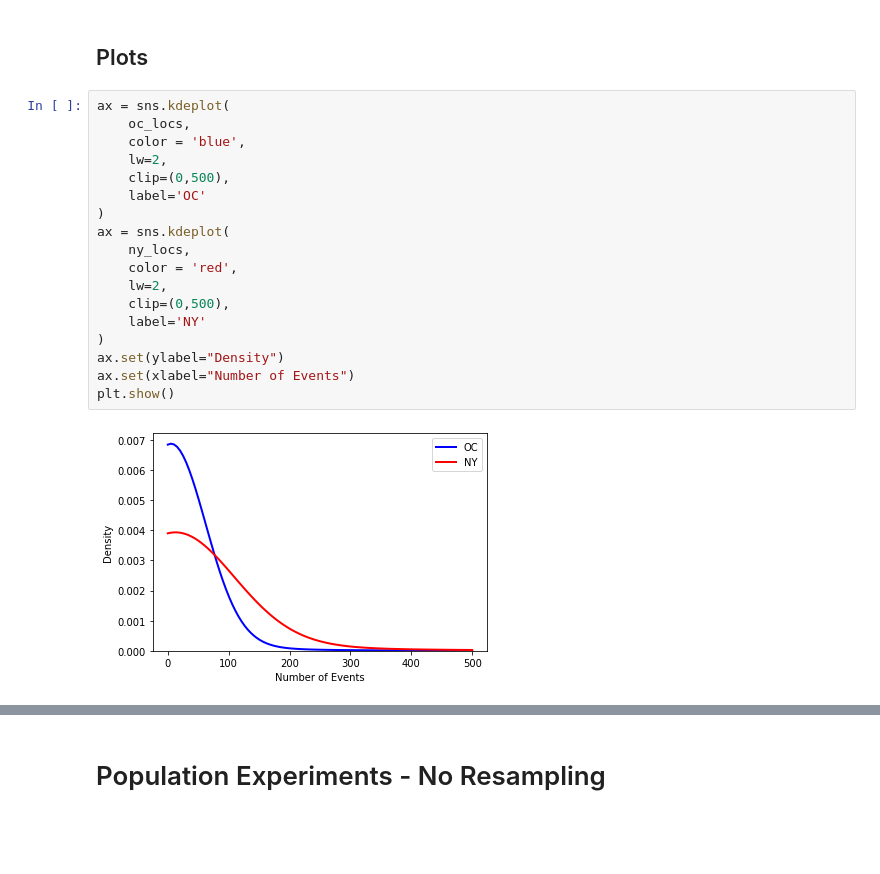
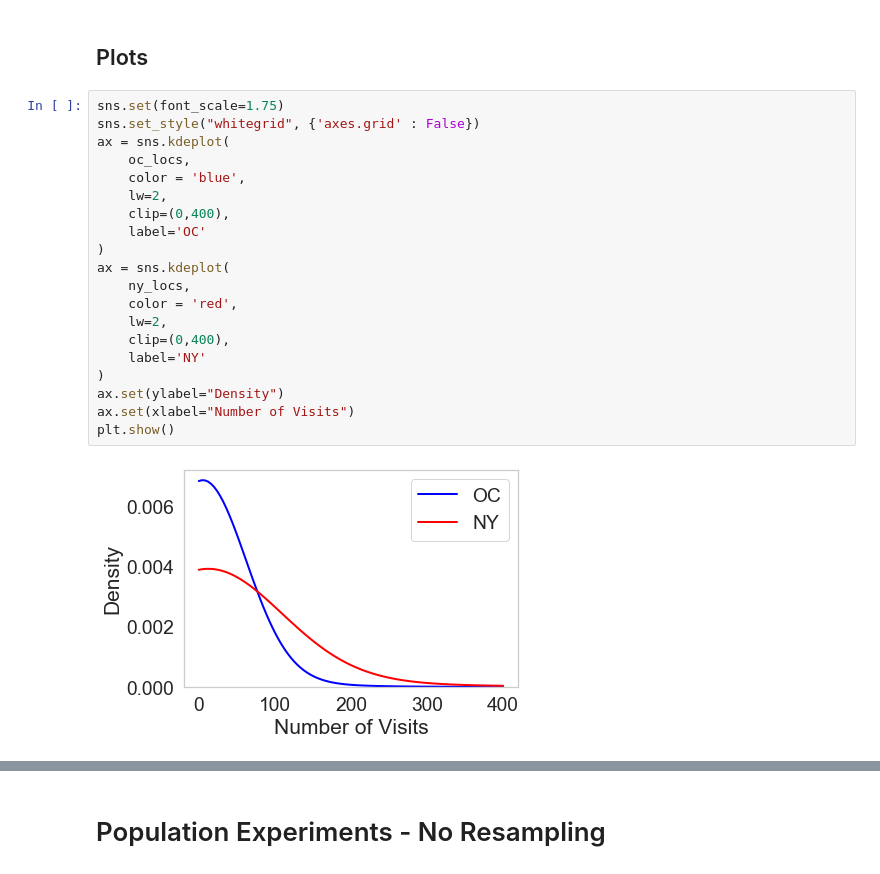
Before and after one commit to galbraic/spatial-assocr, a Jupyter notebook: notebooks/DFRWS_EU_2020.ipynb, the cells around one changed output, grey strips where cells are left out. Cells and saved outputs as stored; diff of their text form; blank space fills up the shorter version.

```diff
--- a/notebooks/DFRWS_EU_2020.ipynb
+++ b/notebooks/DFRWS_EU_2020.ipynb
@@ -393,25 +393,27 @@ Name: old_uid, dtype: float64
 # %% [markdown]
 ## Plots
 # %%
+sns.set(font_scale=1.75)
+sns.set_style("whitegrid", {'axes.grid' : False})
 ax = sns.kdeplot(
     oc_locs,
     color = 'blue',
     lw=2,
-    clip=(0,500),
+    clip=(0,400),
     label='OC'
 )
 ax = sns.kdeplot(
     ny_locs,
     color = 'red',
     lw=2,
-    clip=(0,500),
+    clip=(0,400),
     label='NY'
 )
 ax.set(ylabel="Density")
-ax.set(xlabel="Number of Events")
+ax.set(xlabel="Number of Visits")
 plt.show()
 # %% [output]
-[figure, old version]
+[figure, new version]
 # %%
 ax = sns.kdeplot(
     oc_locs_users,
```
Also changed, not shown: parts of 47 cells of this notebook, 2 other files.
